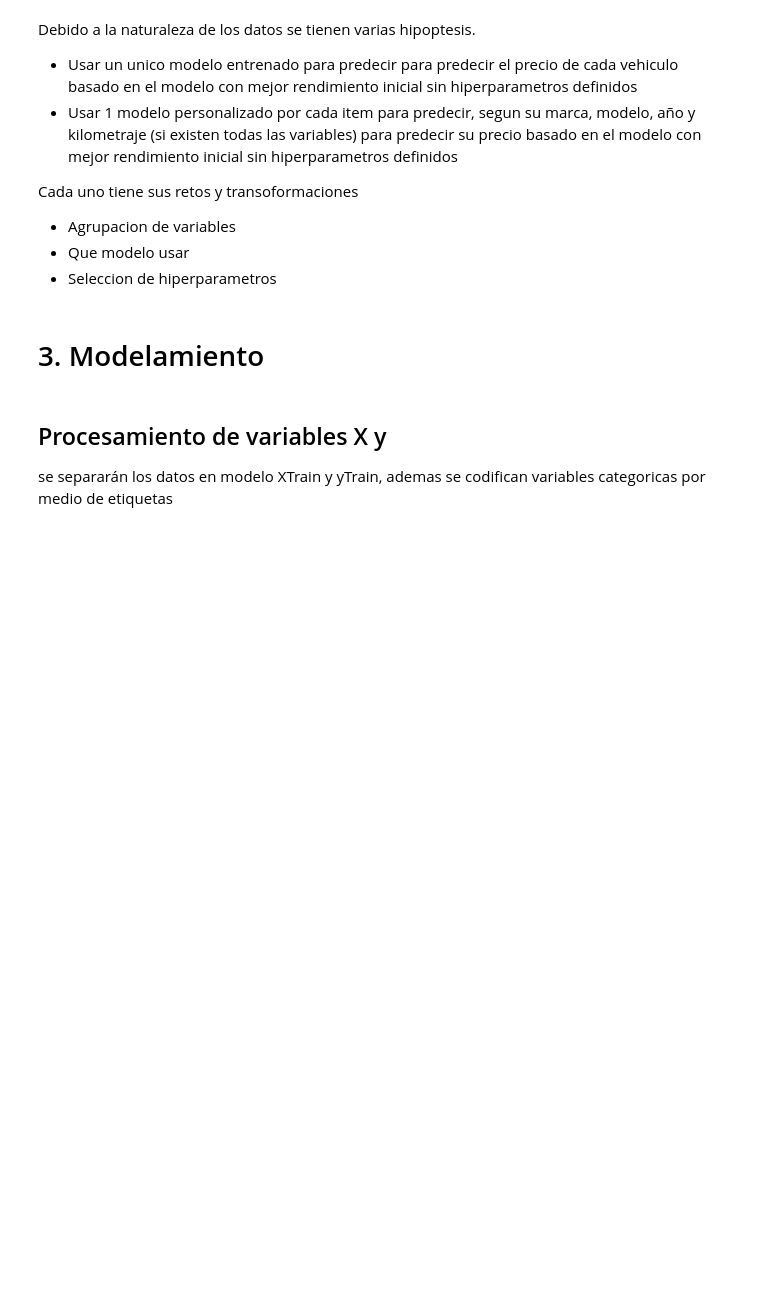
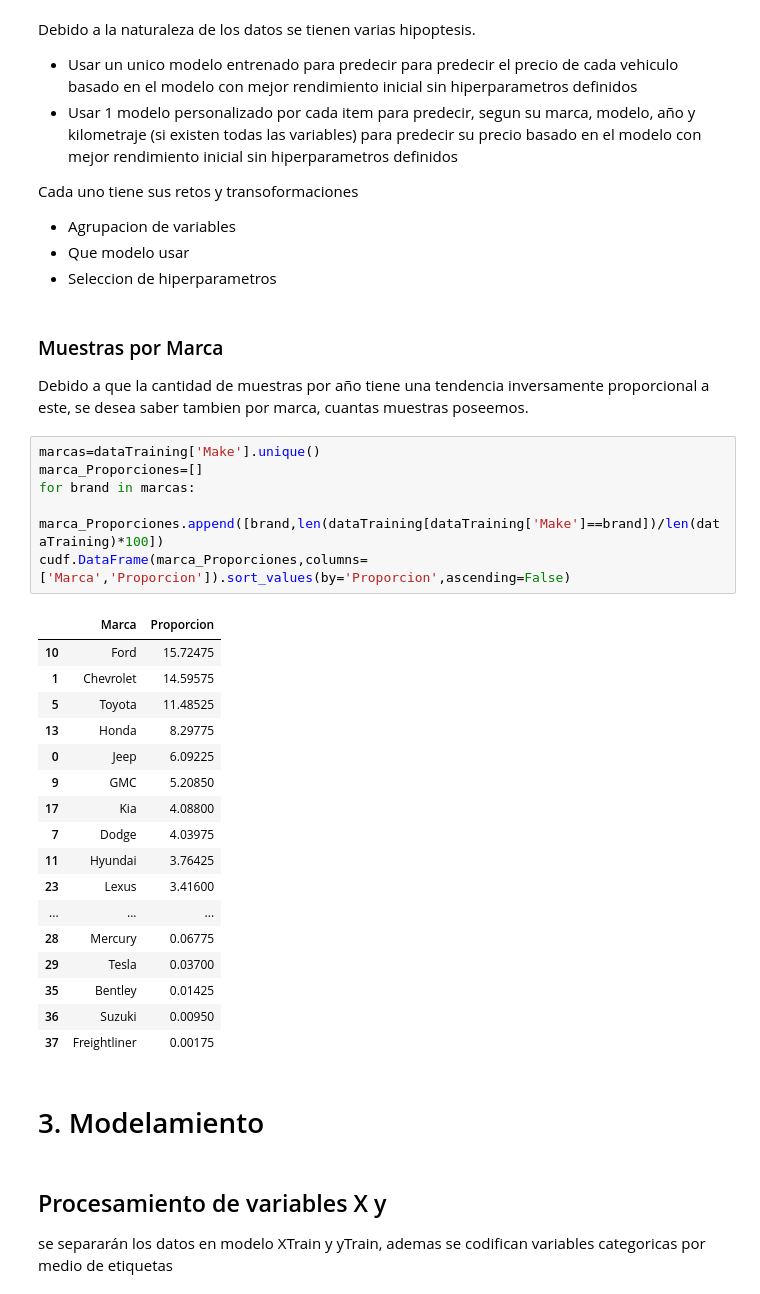
Before and after one commit to anfisbena/MIAD_NLP_2024, a Jupyter notebook: Semana 3/S3P1_proyecto1.ipynb, the cells around one changed output. Saved outputs shown, nothing was run; the diff lists cells and outputs as text; blank space fills up the shorter version.

```diff
--- a/Semana 3/S3P1_proyecto1.ipynb
+++ b/Semana 3/S3P1_proyecto1.ipynb
@@ -209,6 +180,34 @@ Cada uno tiene sus retos y transoformaciones
 - Agrupacion de variables
 - Que modelo usar
 - Seleccion de hiperparametros
+# %% [markdown]
+<h3>Muestras por Marca</h3>
+
+Debido a que la cantidad de muestras por año tiene una tendencia inversamente proporcional a este, se desea saber tambien por marca, cuantas muestras poseemos.
+# %%
+marcas=dataTraining['Make'].unique()
+marca_Proporciones=[]
+for brand in marcas:
+  marca_Proporciones.append([brand,len(dataTraining[dataTraining['Make']==brand])/len(dataTraining)*100])
+cudf.DataFrame(marca_Proporciones,columns=['Marca','Proporcion']).sort_values(by='Proporcion',ascending=False)
+# %% [output]
+|  | Marca | Proporcion |
+| 10 | Ford | 15.72475 |
+| 1 | Chevrolet | 14.59575 |
+| 5 | Toyota | 11.48525 |
+| 13 | Honda | 8.29775 |
+| 0 | Jeep | 6.09225 |
+| 9 | GMC | 5.20850 |
+| 17 | Kia | 4.08800 |
+| 7 | Dodge | 4.03975 |
+| 11 | Hyundai | 3.76425 |
+| 23 | Lexus | 3.41600 |
+| ... | ... | ... |
+| 28 | Mercury | 0.06775 |
+| 29 | Tesla | 0.03700 |
+| 35 | Bentley | 0.01425 |
+| 36 | Suzuki | 0.00950 |
+| 37 | Freightliner | 0.00175 |
 # %% [markdown]
 <h1>3. Modelamiento</h1>
 # %% [markdown]
```
Also changed, not shown: parts of 21 cells of this notebook, 9 other files.
